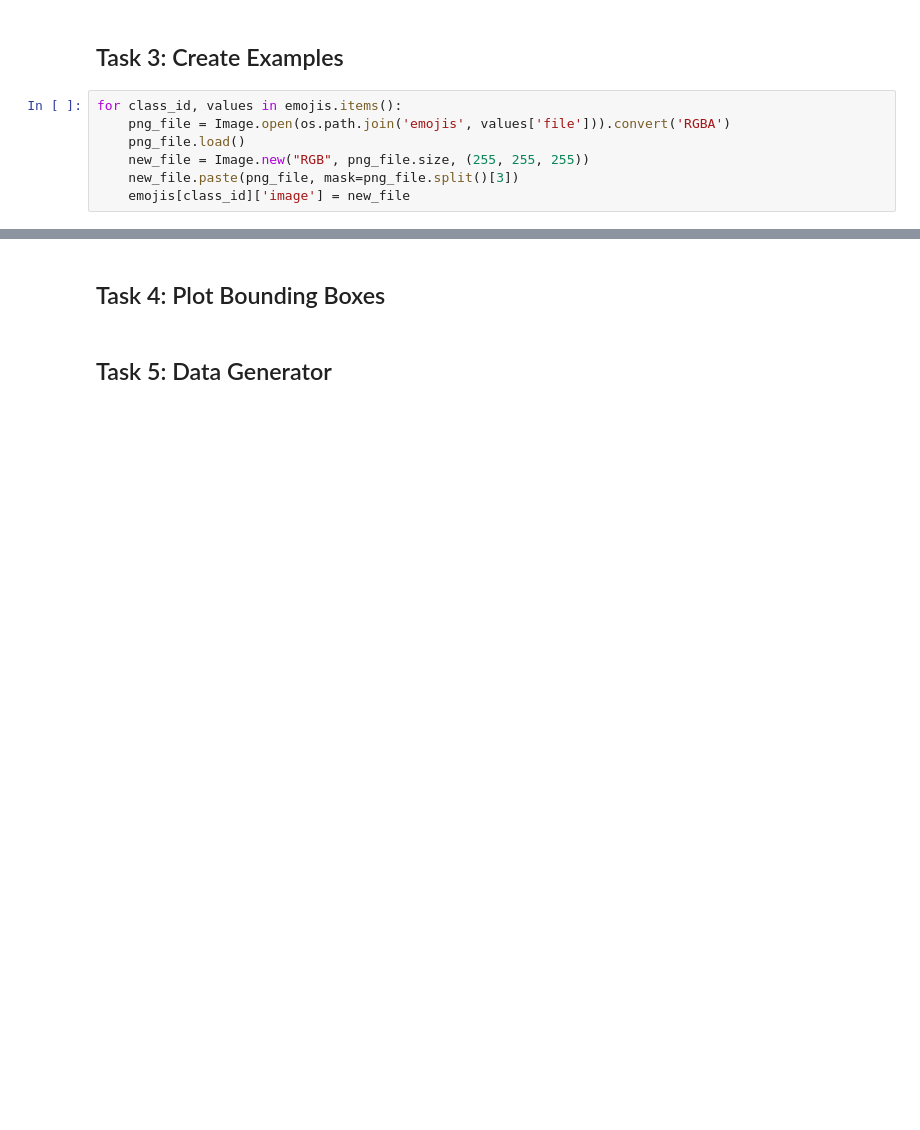
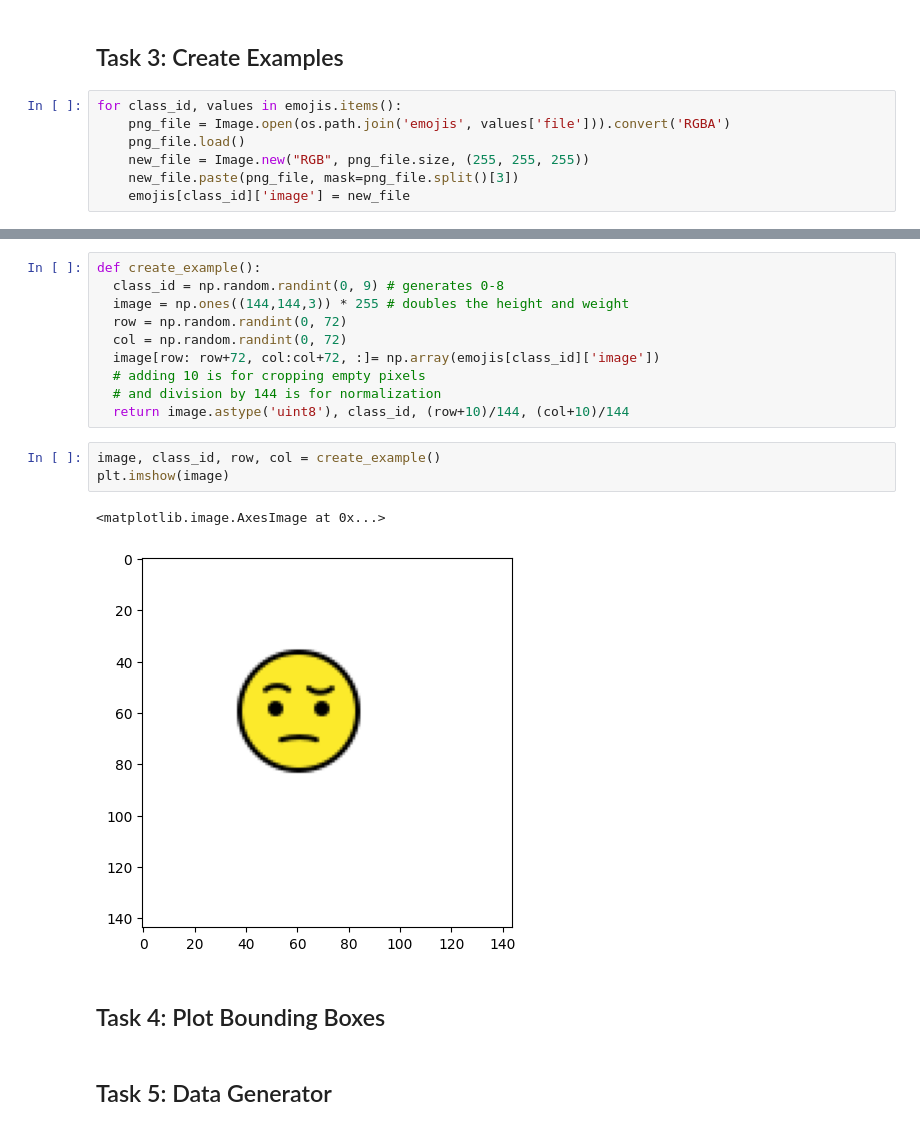
Before and after one commit to Shawon046/Object-Localization-with-TensorFlow, a Jupyter notebook: Object_Localization_with_TensorFlow_Starter.ipynb, the cells around one changed output, grey strips where cells are left out. Drawn from its saved outputs; the diff is of its cells as text; blank space fills up the shorter version.

```diff
--- a/Object_Localization_with_TensorFlow_Starter.ipynb
+++ b/Object_Localization_with_TensorFlow_Starter.ipynb
@@ -85,3 +105,19 @@ for class_id, values in emojis.items():
+# %%
+def create_example():
+  class_id = np.random.randint(0, 9) # generates 0-8
+  image = np.ones((144,144,3)) * 255 # doubles the height and weight
+  row = np.random.randint(0, 72)
+  col = np.random.randint(0, 72)
+  image[row: row+72, col:col+72, :]= np.array(emojis[class_id]['image'])
+  # adding 10 is for cropping empty pixels
+  # and division by 144 is for normalization
+  return image.astype('uint8'), class_id, (row+10)/144, (col+10)/144
+# %%
+image, class_id, row, col = create_example()
+plt.imshow(image)
+# %% [output]
+<matplotlib.image.AxesImage at 0x...>
+[figure, added]
 # %% [markdown]
 ## Task 4: Plot Bounding Boxes
 # %% [markdown]
```
Also changed, not shown: parts of 1 cell of this notebook.
